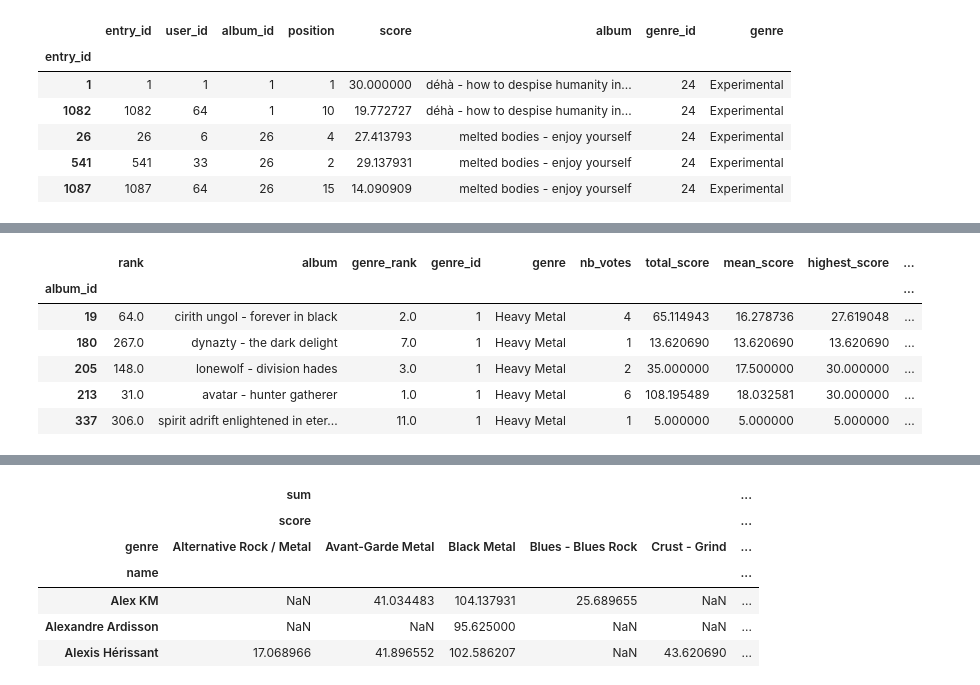
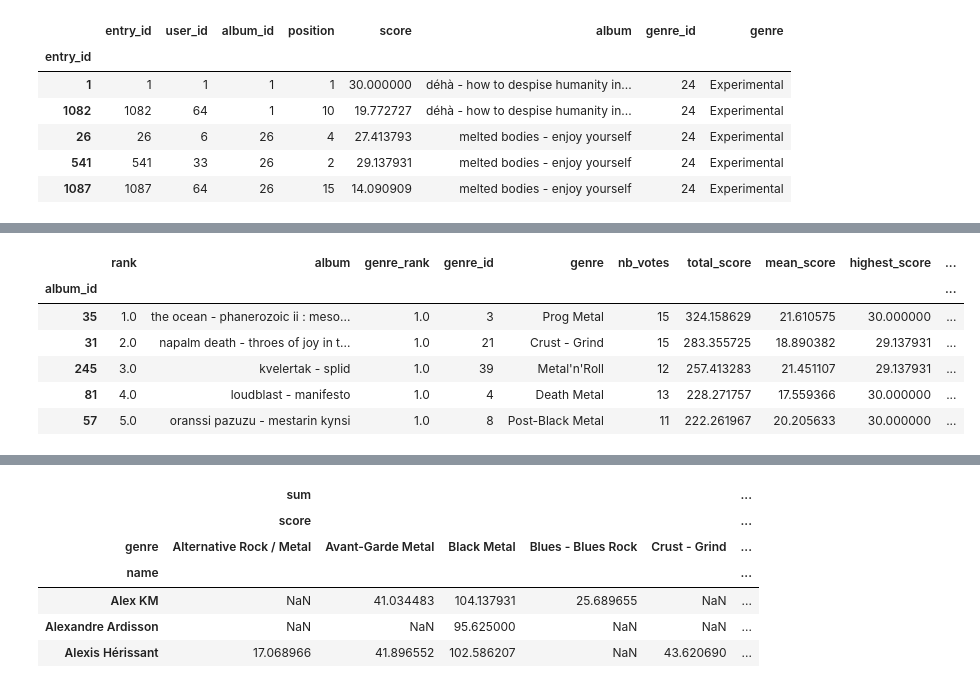
Before and after one commit to plappmachine/riff_top2020, a Jupyter notebook: compute_stats.ipynb, the cells around one changed output, grey strips where cells are left out. Drawn from its saved outputs; the diff is of its cells as text; code cells hidden in the pictures.

```diff
--- a/compute_stats.ipynb
+++ b/compute_stats.ipynb
@@ -115,10 +60,15 @@ entries.head()
 # %%
 def build_album_results(entries):
 
-    album_stats = pd.pivot_table(entries, index = ['genre_id','genre','album_id','album'], values = ['score','position'], aggfunc=['count','sum','mean','min','max'])
+    aggfunc = {
+        'position': ['mean','min','max'],
+        'score': ['count','sum','mean','max','min']
+    }
 
-    album_ranking = album_stats.rank(method='dense',ascending=False)[('sum','score')]
-    album_genre_ranking = album_stats.groupby('genre_id').rank(method='dense',ascending=False)[('sum','score')]
+    album_stats = pd.pivot_table(entries, index = ['genre_id','genre','album_id','album'], values = ['score','position'], aggfunc=aggfunc)
+
+    album_ranking = album_stats.rank(method='dense',ascending=False)[('score','sum')]
+    album_genre_ranking = album_stats.groupby('genre_id').rank(method='dense',ascending=False)[('score','sum')]
 
     album_results = pd.merge(album_stats, album_ranking, left_index=True, right_index=True)
     album_results = pd.merge(album_results, album_genre_ranking, left_index=True, right_index=True)
@@ -140,48 +90,49 @@ album_results.head()
 # %%
 def format_album_results(album_results):
 
     album_results.columns = album_results.columns.map('|'.join).str.strip('|')
 
     map = {
-        'sum_y|score':'rank',
+        'score_y|sum':'rank',
         'album_id':'album_id',
         'album':'album',
-        'sum|score':'genre_rank',
+        'score|sum':'genre_rank',
         'genre_id':'genre_id',
         'genre':'genre',
-        'count|score':'nb_votes',
-        'sum_x|score':'total_score',
-        'mean|score':'mean_score',
-        'max|score':'highest_score',
-        'min|score':'lowest_score',
-        'mean|position':'mean_position',
-        'min|position':'highest_position',
-        'max|position':'lowest_position'
+        'score_x|count':'nb_votes',
+        'score_x|sum':'total_score',
+        'score_x|mean':'mean_score',
+        'score_x|max':'highest_score',
+        'score_x|min':'lowest_score',
+        'position|mean':'mean_position',
+        'position|min':'highest_position',
+        'position|max':'lowest_position'
     }
 
     album_results = album_results.reindex(columns=map.keys())
 
     drop_cols = (x for x in album_results.columns if x not in map.keys())
     album_results.drop(drop_cols, axis=1, inplace=True)
 
     album_results.rename(map, axis=1, inplace=True)
 
     album_results.set_index('album_id', inplace=True, drop=True)
 
+    album_results.sort_values('rank', inplace=True)
+
     return album_results
 
 album_results = format_album_results(album_results)
-album_results.to_excel('BLAH_albums.xlsx')
 
 album_results.head()
 # %% [output]
 |  | rank | album | genre_rank | genre_id | genre | nb_votes | total_score | mean_score | highest_score | ... |
 | album_id |  |  |  |  |  |  |  |  |  | ... |
-| 19 | 64.0 | cirith ungol - forever in black | 2.0 | 1 | Heavy Metal | 4 | 65.114943 | 16.278736 | 27.619048 | ... |
-| 180 | 267.0 | dynazty - the dark delight | 7.0 | 1 | Heavy Metal | 1 | 13.620690 | 13.620690 | 13.620690 | ... |
-| 205 | 148.0 | lonewolf - division hades | 3.0 | 1 | Heavy Metal | 2 | 35.000000 | 17.500000 | 30.000000 | ... |
-| 213 | 31.0 | avatar - hunter gatherer | 1.0 | 1 | Heavy Metal | 6 | 108.195489 | 18.032581 | 30.000000 | ... |
-| 337 | 306.0 | spirit adrift enlightened in eter... | 11.0 | 1 | Heavy Metal | 1 | 5.000000 | 5.000000 | 5.000000 | ... |
+| 35 | 1.0 | the ocean - phanerozoic ii : meso... | 1.0 | 3 | Prog Metal | 15 | 324.158629 | 21.610575 | 30.000000 | ... |
+| 31 | 2.0 | napalm death - throes of joy in t... | 1.0 | 21 | Crust - Grind | 15 | 283.355725 | 18.890382 | 29.137931 | ... |
+| 245 | 3.0 | kvelertak - splid | 1.0 | 39 | Metal'n'Roll | 12 | 257.413283 | 21.451107 | 29.137931 | ... |
+| 81 | 4.0 | loudblast - manifesto | 1.0 | 4 | Death Metal | 13 | 228.271757 | 17.559366 | 30.000000 | ... |
+| 57 | 5.0 | oranssi pazuzu - mestarin kynsi | 1.0 | 8 | Post-Black Metal | 11 | 222.261967 | 20.205633 | 30.000000 | ... |
 # %%
 
 def extend_entries(entries, album_results):
```
Also changed, not shown: parts of 8 cells of this notebook, 9 other files.
